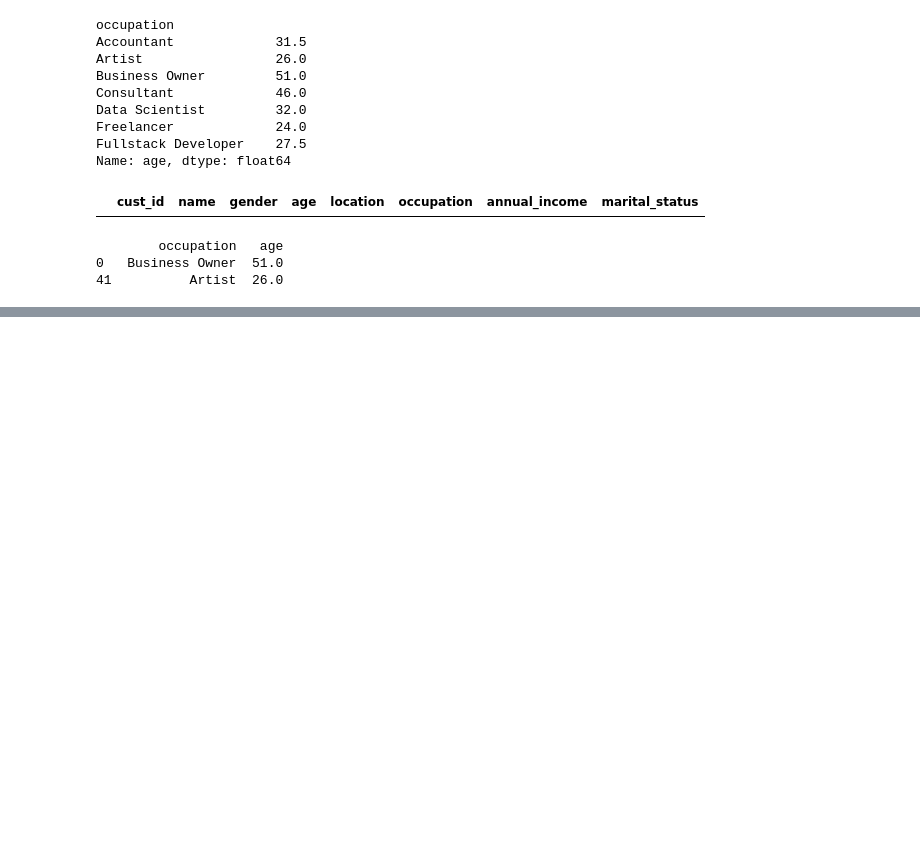
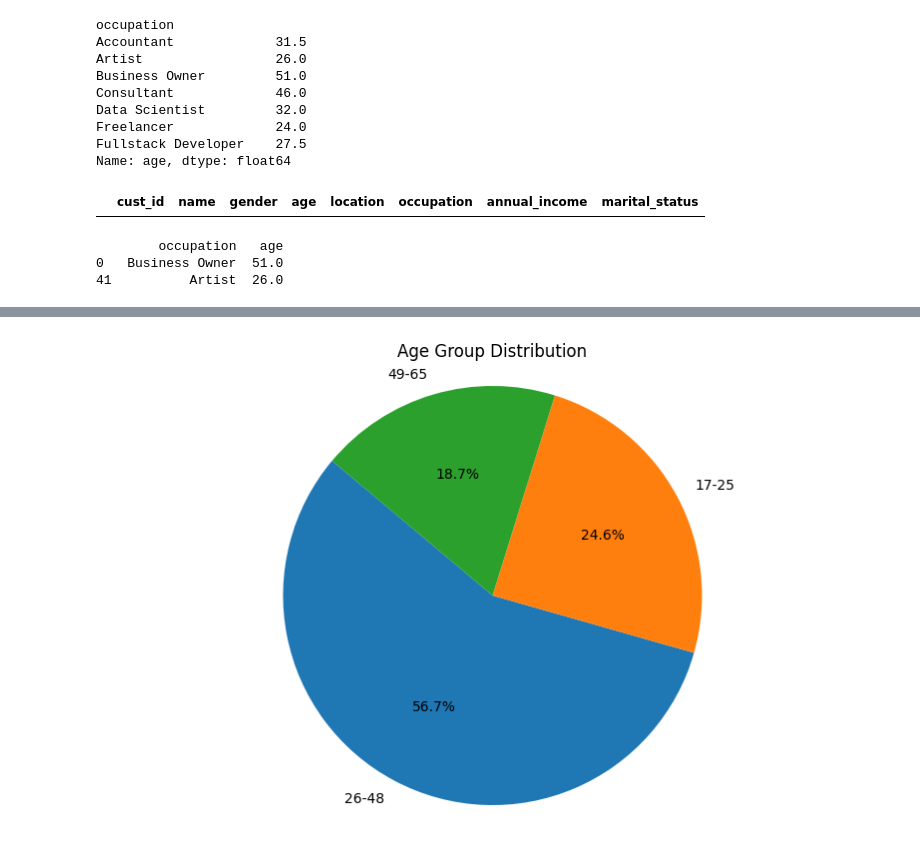
Before and after one commit to ashishjadhav123/AtliQo-Bank-Credit-Card-Launch, a Jupyter notebook: AtliQo Bank Phase1.ipynb, the cells around one changed output, grey strips where cells are left out. Cells and saved outputs as stored; diff of their text form; code cells hidden in the pictures; blank space fills up the shorter version.

Commit message:
Age group Analysis 24-09-2025

```diff
--- a/AtliQo Bank Phase1.ipynb
+++ b/AtliQo Bank Phase1.ipynb
@@ -194,0 +199,6 @@ print(df_customer.iloc[[0, 41]][['occupation','age']])
+# %%
+bin_edge = [17, 25, 48, 65]
+
+bin_labels = ['17-25', '26-48', '49-65']
+
+df_customer['age_group'] = pd.cut(df_customer['age'], bins=bin_edge, labels=bin_labels)
@@ -194,0 +214,11 @@ print(df_customer.iloc[[0, 41]][['occupation','age']])
+# %%
+plt.figure(figsize=(10,6))
+
+age_group_count = df_customer['age_group'].value_counts()
+
+plt.pie(age_group_count, labels=age_group_count.index, autopct='%1.1f%%', startangle=140)
+plt.title('Age Group Distribution')
+plt.axis('equal')
+plt.show()
+# %% [output]
+[figure, added]
```
Also changed, not shown: parts of 3 cells of this notebook.
